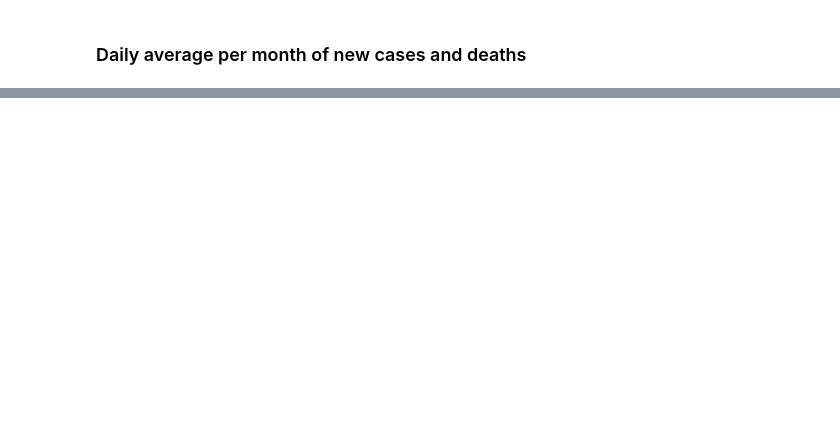
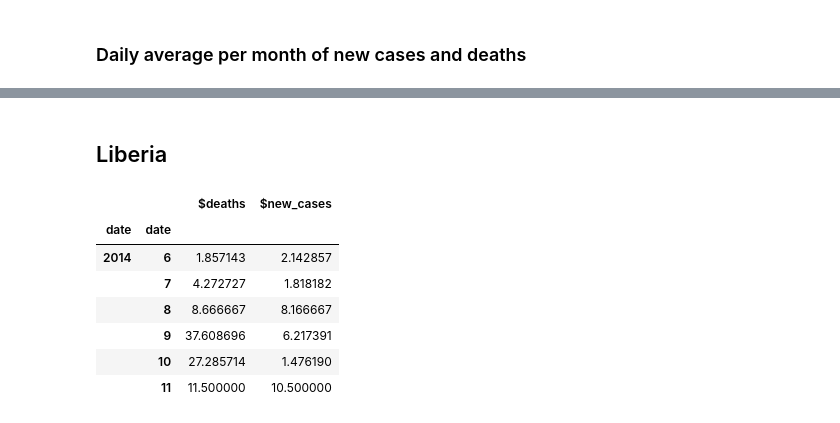
Before and after one commit to ImLemni/ada-epfl, a Jupyter notebook: 01-pandas/01-ebola/01-ebola.ipynb, the cells around one changed output, grey strips where cells are left out. Drawn from its saved outputs; the diff is of its cells as text; code cells hidden in the pictures; blank space fills up the shorter version.

Commit message:
Compute monthly deaths and new cases

```diff
--- a/01-pandas/01-ebola/01-ebola.ipynb
+++ b/01-pandas/01-ebola/01-ebola.ipynb
@@ -68,7 +135,7 @@ sl = pd.concat([normalize_sl(pd.read_csv(path)) for path in sl_file_paths])
 # %%
-def normalize_lr(raw_frame: pd.core.frame.DataFrame):
+def normalize_gn(raw_frame: pd.core.frame.DataFrame):
     """
-    Normalize the dataframe obtained by reading a Liberia CSV to have
+    Normalize the dataframe obtained by reading a Guinea CSV to have
     one row per (region/date) pair and use columns for each variable.
     """
 
@@ -76,7 +143,7 @@ def normalize_lr(raw_frame: pd.core.frame.DataFrame):
     raw_frame.columns = map(str.lower, raw_frame.columns)
 
     DATE: str = "date"
-    VARIABLE: str = "variable"
+    VARIABLE: str = "description"
     REGION: str = "region"
     VALUE: str = "value"
 
@@ -94,15 +161,15 @@ def normalize_lr(raw_frame: pd.core.frame.DataFrame):
 
         # Iterate over each region (column)
         for col_name, value in row.iteritems():
-            if col_name in {DATE, VARIABLE, "national"}:
+            if col_name in {DATE, VARIABLE, "national", "totals"}:
                 # Ignore: not a region
                 continue
-            values_stack.append({REGION: col_name, DATE: pd.to_datetime(date), VARIABLE: var_name, VALUE: value})
+            values_stack.append({DATE: pd.to_datetime(date), REGION: col_name, VARIABLE: var_name, VALUE: value})
 
     stack_frame = pd.DataFrame(values_stack)
-    pivoted = stack_frame.set_index([REGION, DATE, VARIABLE]).unstack(VARIABLE)
+    pivoted = stack_frame.set_index([DATE, REGION, VARIABLE]).unstack(VARIABLE)
     # Drop to level ("value") of the column's multi index
     pivoted.columns = [col[1] for col in pivoted.columns]
     return pivoted
 
-lr = pd.concat([normalize_lr(pd.read_csv(path)) for path in lr_file_paths])
+gn = pd.concat([normalize_gn(pd.read_csv(path)) for path in gn_file_paths])
@@ -153,0 +195,8 @@ for df in [gn, sl, lr]:
+# %%
+lr["$deaths"] = pd.to_numeric(lr["newly reported deaths"])
+lr["$new_cases"] = pd.to_numeric(lr["new case/s (confirmed)"])
+# See next cell for Guinea
+# gn["$deaths"] = pd.to_numeric(gn["total deaths of confirmed"])
+# gn["$new_cases"] = pd.to_numeric(gn["total cases of confirmed"])
+sl["$deaths"] = pd.to_numeric(sl["death_confirmed"])
+sl["$new_cases"] = pd.to_numeric(sl["new_confirmed"])
@@ -154,8 +256,2 @@ for df in [gn, sl, lr]:
 # %% [markdown]
 ### Daily average per month of new cases and deaths
-# %%
-gn["new deaths registered"] = pd.to_numeric(gn["new deaths registered"])
-
-data = gn.reset_index(level=[0])["new deaths registered"]
-data = data.dropna().groupby("date").sum()
-data.groupby([data.index.year, data.index.month]).mean()
@@ -358,0 +258,7 @@ Here is a list of all the columns used by the 3 countries, and the normalized na
+# %%
+def get_monthly_new_cases_and_deaths(df):
+    # Keep only the 2 columns we need
+    data = df.reset_index(level=1)[["$deaths", "$new_cases"]]
+    # Sum over all the regions for each dat
+    deaths = data.dropna().groupby("date").sum()
+    return deaths.groupby([deaths.index.year, deaths.index.month]).mean()
@@ -358,0 +275,13 @@ Here is a list of all the columns used by the 3 countries, and the normalized na
+# %% [markdown]
+## Liberia
+# %%
+get_monthly_new_cases_and_deaths(lr)
+# %% [output]
+|  |  | $deaths | $new_cases |
+| date | date |  |  |
+| 2014 | 6 | 1.857143 | 2.142857 |
+|  | 7 | 4.272727 | 1.818182 |
+|  | 8 | 8.666667 | 8.166667 |
+|  | 9 | 37.608696 | 6.217391 |
+|  | 10 | 27.285714 | 1.476190 |
+|  | 11 | 11.500000 | 10.500000 |
```
Also changed, not shown: parts of 14 cells of this notebook, 4 other files.
